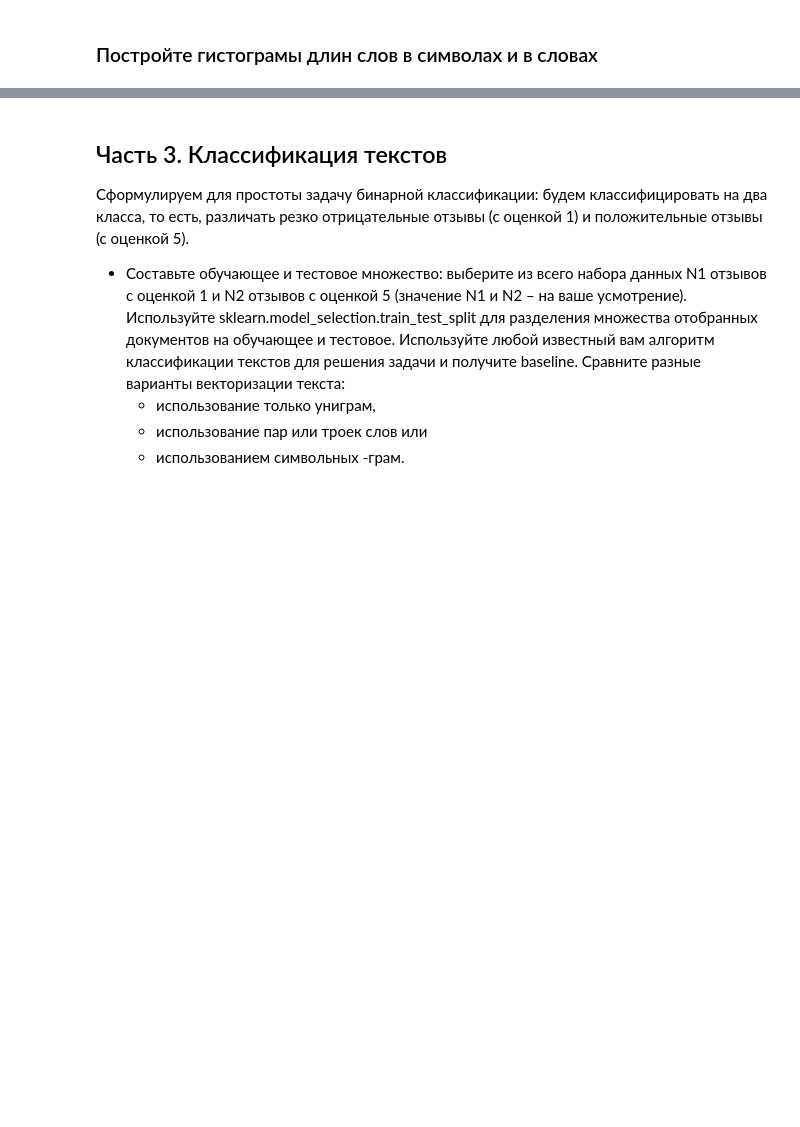
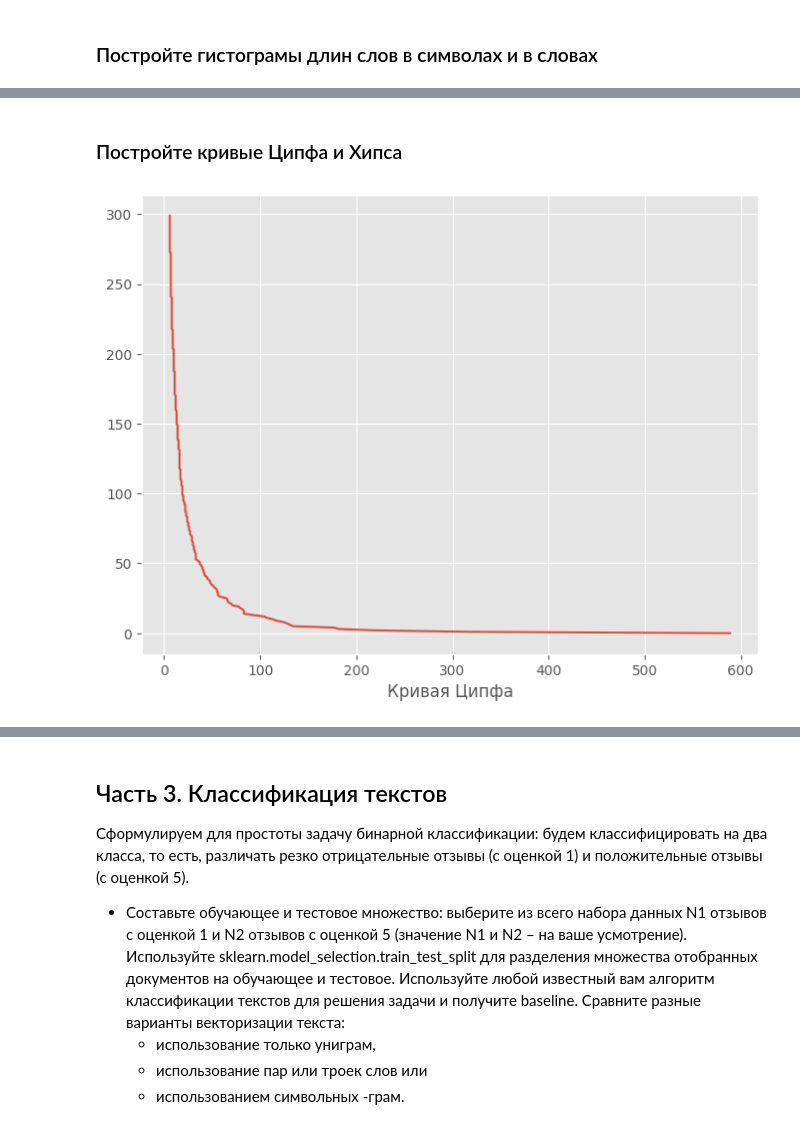
Before and after one commit to solobala/RMSL_9, a Jupyter notebook: NLP8_DZ1.ipynb, the cells around one changed output, grey strips where cells are left out. Saved outputs shown, nothing was run; the diff lists cells and outputs as text; code cells hidden in the pictures; blank space fills up the shorter version.

```diff
--- a/NLP8_DZ1.ipynb
+++ b/NLP8_DZ1.ipynb
@@ -232,0 +240,2 @@ from string import punctuation
+# %%
+df.drop(columns=['length', 'words'], inplace=True) # удаляем новые столбцы, он больше не нужны
@@ -315,6 +362,10 @@ for item in tqdm(processed_texts_):
 # %%
-# Самые частотные слова
-corpus = [token for response in df.text_tokenized for token in word_tokenize(response)]
-freq_dict = Counter(corpus)
-print('10 самых частых слов  в отзывах')
+# Существительные
+nouns = []
+for item in res:
+  if 'NOUN' in morph.parse(item)[0].tag:
+    nouns.append(item)
+
+freq_dict = Counter(nouns)
+print('10 самых частых существительных в отзывах')
 freq_dict.most_common(10)
@@ -342,0 +384,14 @@ freq_dict.most_common(10)
+# %% [markdown]
+
+### Постройте кривые Ципфа и Хипса
+# %%
+# кривая Ципфа (для существительных)
+freqs = list(freq_dict.values())
+freqs = sorted(freqs, reverse = True)
+fig, ax = plt.subplots()
+ax.plot(freqs[:300], range(300))
+plt.xlabel('Кривая Ципфа')
+plt.ylabel('')
+plt.show()
+# %% [output]
+[figure, added]
```
Also changed, not shown: parts of 95 cells of this notebook.
